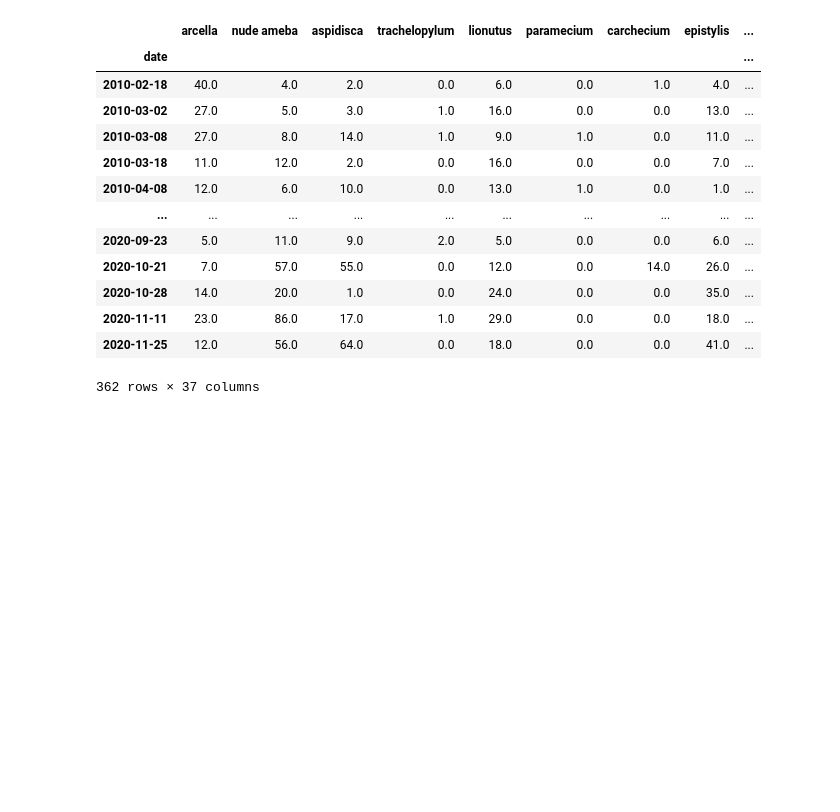
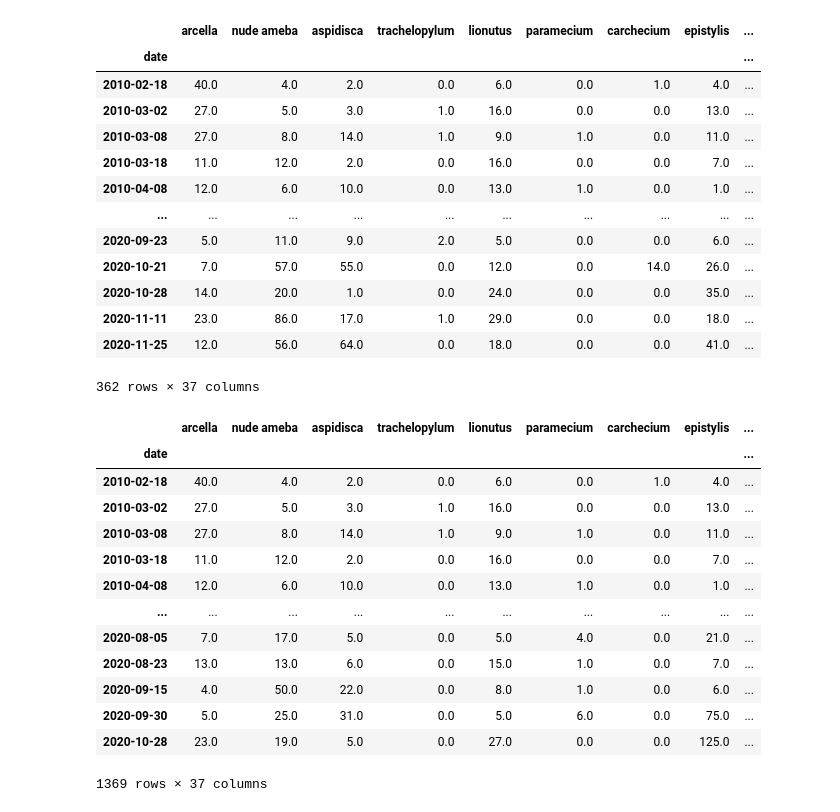
Before and after one commit to efratkohen/Project, a Jupyter notebook: File_process_save_microscopic.ipynb, the cells around one changed output. Cells and saved outputs as stored; diff of their text form; code cells hidden in the pictures; blank space fills up the shorter version.

```diff
--- a/File_process_save_microscopic.ipynb
+++ b/File_process_save_microscopic.ipynb
@@ -334,3 +334,25 @@ micro_df_list[0]
 | 2020-11-11 | 23.0 | 86.0 | 17.0 | 1.0 | 29.0 | 0.0 | 0.0 | 18.0 | ... |
 | 2020-11-25 | 12.0 | 56.0 | 64.0 | 0.0 | 18.0 | 0.0 | 0.0 | 41.0 | ... |
 362 rows × 37 columns
+# %%
+join_all = micro_df_list[0]
+for i in range(4):
+    if i>0:
+        join_all = pd.concat([join_all, micro_df_list[i]])
+# %%
+join_all
+# %% [output]
+|  | arcella | nude ameba | aspidisca | trachelopylum | lionutus | paramecium | carchecium | epistylis | ... |
+| date |  |  |  |  |  |  |  |  | ... |
+| 2010-02-18 | 40.0 | 4.0 | 2.0 | 0.0 | 6.0 | 0.0 | 1.0 | 4.0 | ... |
+| 2010-03-02 | 27.0 | 5.0 | 3.0 | 1.0 | 16.0 | 0.0 | 0.0 | 13.0 | ... |
+| 2010-03-08 | 27.0 | 8.0 | 14.0 | 1.0 | 9.0 | 1.0 | 0.0 | 11.0 | ... |
+| 2010-03-18 | 11.0 | 12.0 | 2.0 | 0.0 | 16.0 | 0.0 | 0.0 | 7.0 | ... |
+| 2010-04-08 | 12.0 | 6.0 | 10.0 | 0.0 | 13.0 | 1.0 | 0.0 | 1.0 | ... |
+| ... | ... | ... | ... | ... | ... | ... | ... | ... | ... |
+| 2020-08-05 | 7.0 | 17.0 | 5.0 | 0.0 | 5.0 | 4.0 | 0.0 | 21.0 | ... |
+| 2020-08-23 | 13.0 | 13.0 | 6.0 | 0.0 | 15.0 | 1.0 | 0.0 | 7.0 | ... |
+| 2020-09-15 | 4.0 | 50.0 | 22.0 | 0.0 | 8.0 | 1.0 | 0.0 | 6.0 | ... |
+| 2020-09-30 | 5.0 | 25.0 | 31.0 | 0.0 | 5.0 | 6.0 | 0.0 | 75.0 | ... |
+| 2020-10-28 | 23.0 | 19.0 | 5.0 | 0.0 | 27.0 | 0.0 | 0.0 | 125.0 | ... |
+1369 rows × 37 columns
```
Also changed, not shown: parts of 2 cells of this notebook.
